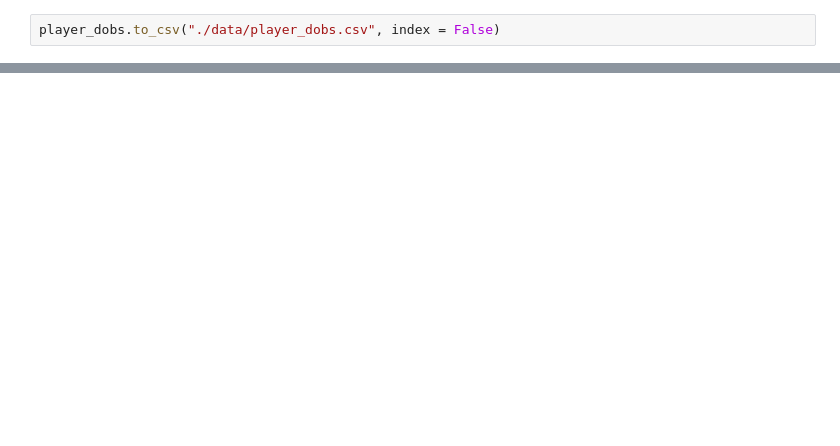
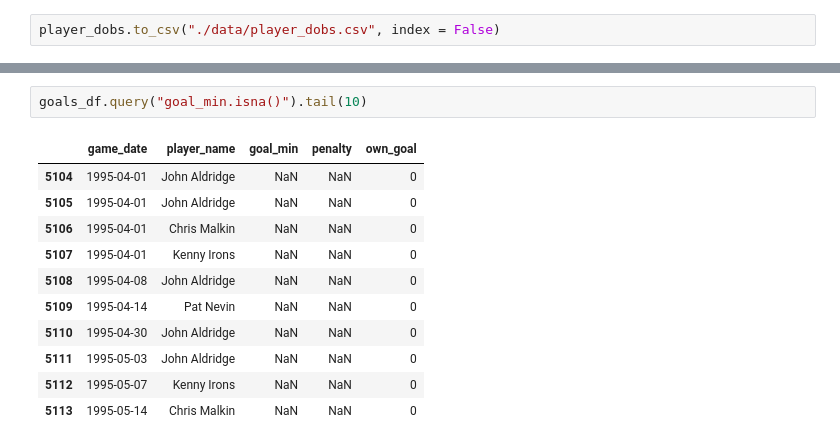
Before and after one commit to petebrown/pre-2023-data-prep, a Jupyter notebook: data-pipeline-prep.ipynb, the cells around one changed output, grey strips where cells are left out. Drawn from its saved outputs; the diff is of its cells as text; blank space fills up the shorter version.

```diff
--- a/data-pipeline-prep.ipynb
+++ b/data-pipeline-prep.ipynb
@@ -986,0 +1078,14 @@ player_dobs[["pl_index", "player_dob", "dob_display"]].drop_duplicates().reset_i
+# %%
+goals_df.query("goal_min.isna()").tail(10)
+# %% [output]
+|  | game_date | player_name | goal_min | penalty | own_goal |
+| 5104 | 1995-04-01 | John Aldridge | NaN | NaN | 0 |
+| 5105 | 1995-04-01 | John Aldridge | NaN | NaN | 0 |
+| 5106 | 1995-04-01 | Chris Malkin | NaN | NaN | 0 |
+| 5107 | 1995-04-01 | Kenny Irons | NaN | NaN | 0 |
+| 5108 | 1995-04-08 | John Aldridge | NaN | NaN | 0 |
+| 5109 | 1995-04-14 | Pat Nevin | NaN | NaN | 0 |
+| 5110 | 1995-04-30 | John Aldridge | NaN | NaN | 0 |
+| 5111 | 1995-05-03 | John Aldridge | NaN | NaN | 0 |
+| 5112 | 1995-05-07 | Kenny Irons | NaN | NaN | 0 |
+| 5113 | 1995-05-14 | Chris Malkin | NaN | NaN | 0 |
```
Also changed, not shown: parts of 12 cells of this notebook, 1 other file.
